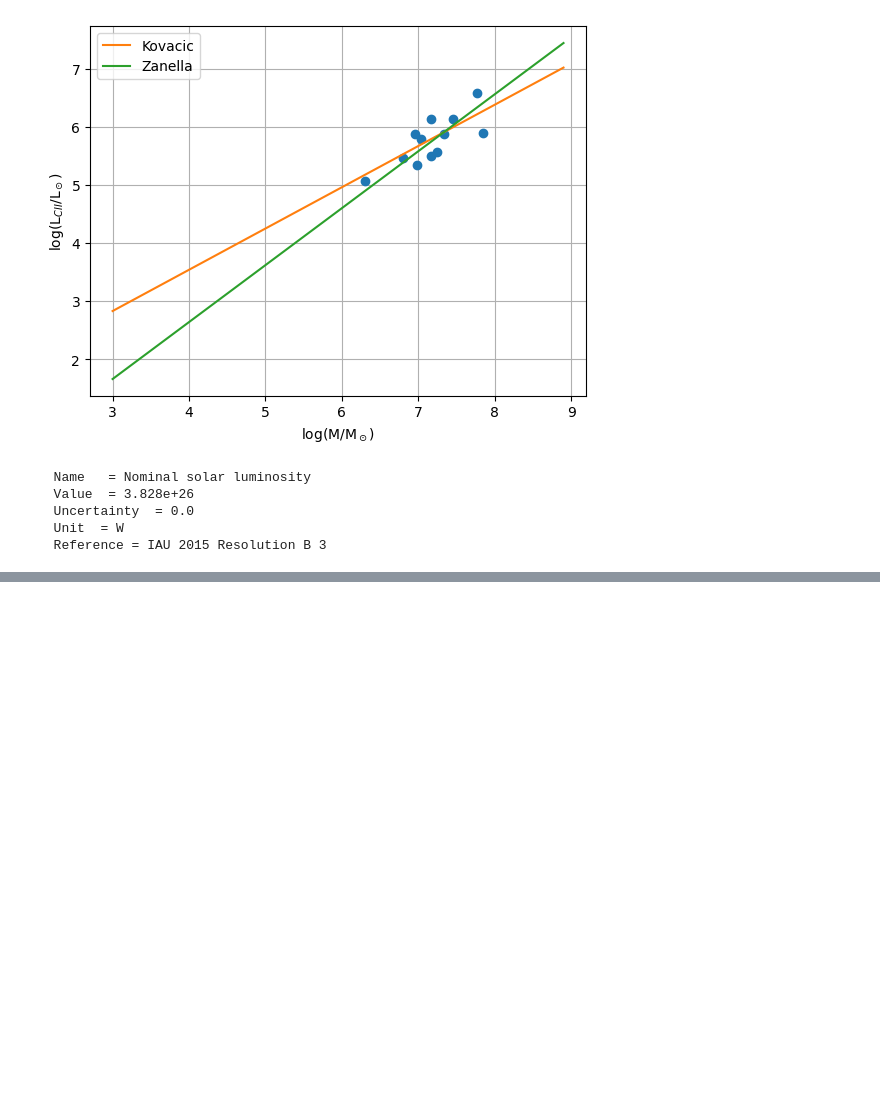
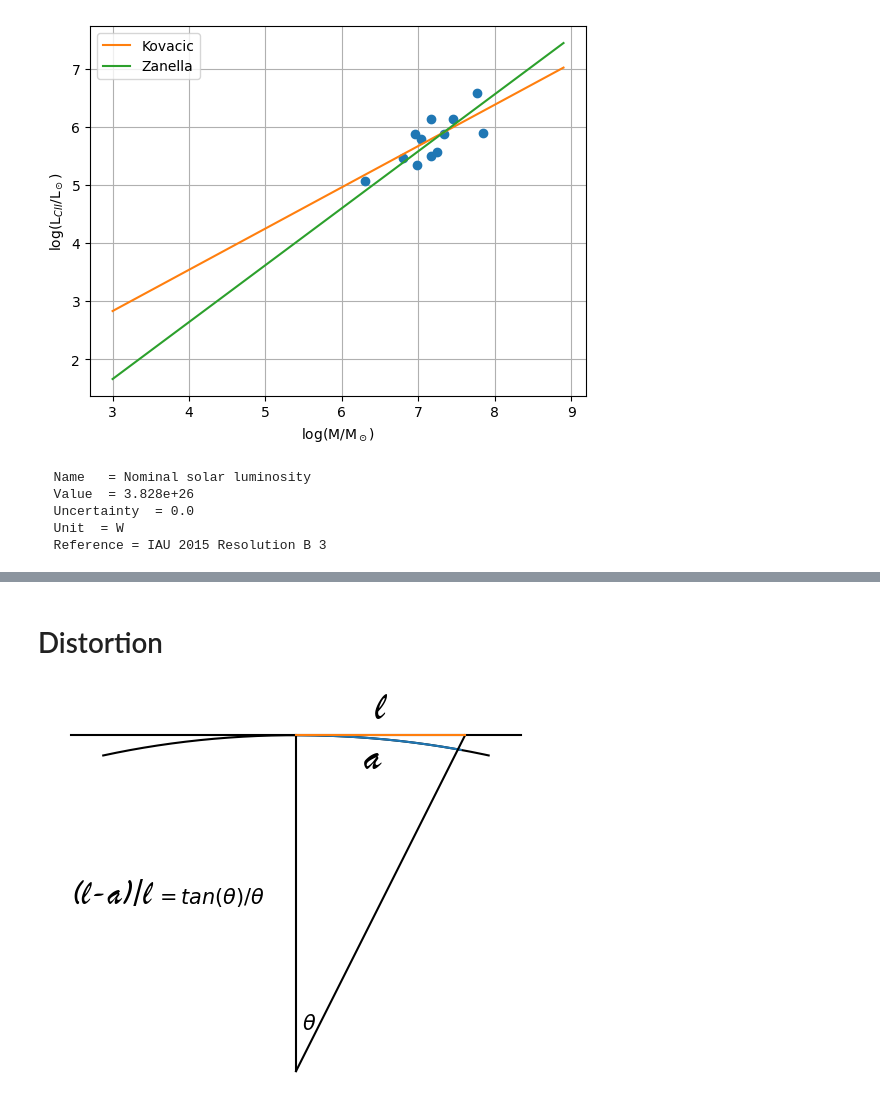
Before and after one commit to spacetelescope/skymap, a Jupyter notebook: notebook/Tessellation.ipynb, the cells around one changed output, grey strips where cells are left out. Drawn from its saved outputs; the diff is of its cells as text; code cells hidden in the pictures; blank space fills up the shorter version.

Commit message:
added distortion computation

```diff
--- a/notebook/Tessellation.ipynb
+++ b/notebook/Tessellation.ipynb
@@ -1461,0 +1459,35 @@ m
+# %% [markdown]
+# Distortion
+# %%
+### Figure for computing the distortion
+
+R = 10
+
+fig = plt.figure()
+theta = np.arange(-20,20,0.01)
+xcircle = R * np.sin(theta * np.pi/180)
+ycircle = R * np.cos(theta * np.pi/180)
+plt.plot(xcircle, ycircle,'k')
+
+
+theta = np.arange(0,17,0.01)
+xcircle = R * np.sin(theta * np.pi/180)
+ycircle = R * np.cos(theta * np.pi/180)
+plt.plot(xcircle, ycircle)
+
+plt.plot([0,0],[0,R],'k')
+plt.plot([-4,4],[R,R],'k')
+plt.plot([0,3],[0,R],'k')
+plt.plot([0,3],[R,R])
+plt.axis('off')
+
+plt.text(0.1,R/8,'$\\theta$', fontsize=15)
+fontname = 'Brush Script MT'
+plt.text(1.2, R*9/10, 'a', fontname=fontname, fontsize=30)
+plt.text(1.4, R*10.5/10, 'l', fontname=fontname, fontsize=30)
+plt.text(-4, R*.5, '(l-a)/l', fontname=fontname, fontsize=25)
+plt.text(-2.5, R*.5, '$= tan(\\theta)/\\theta$ ',fontsize=15)
+plt.show()
+fig.savefig('distortionSketch.png')
+# %% [output]
+[figure, added]
```
Also changed, not shown: parts of 3 cells of this notebook.
